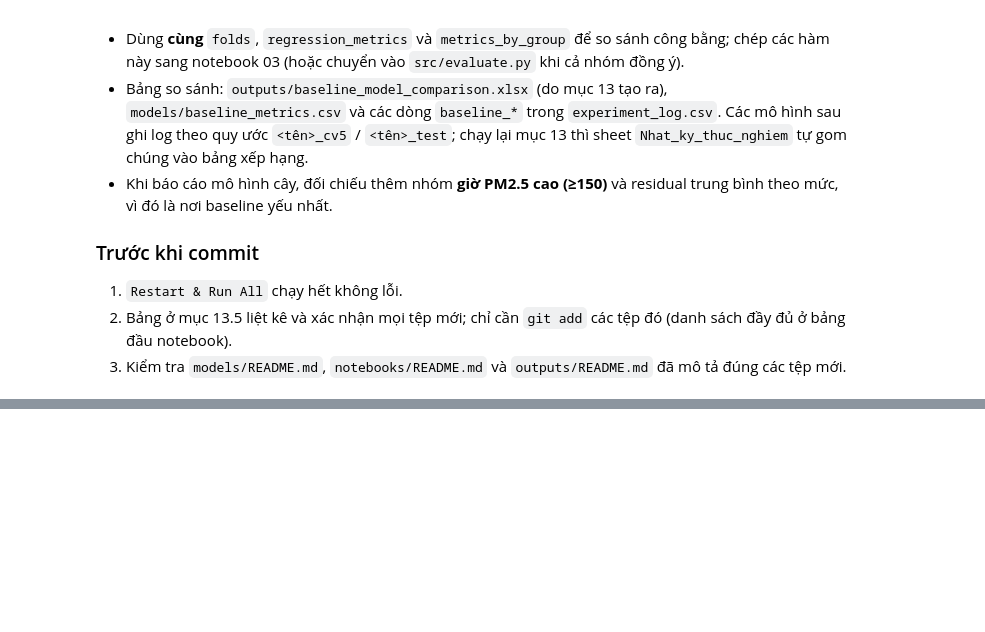
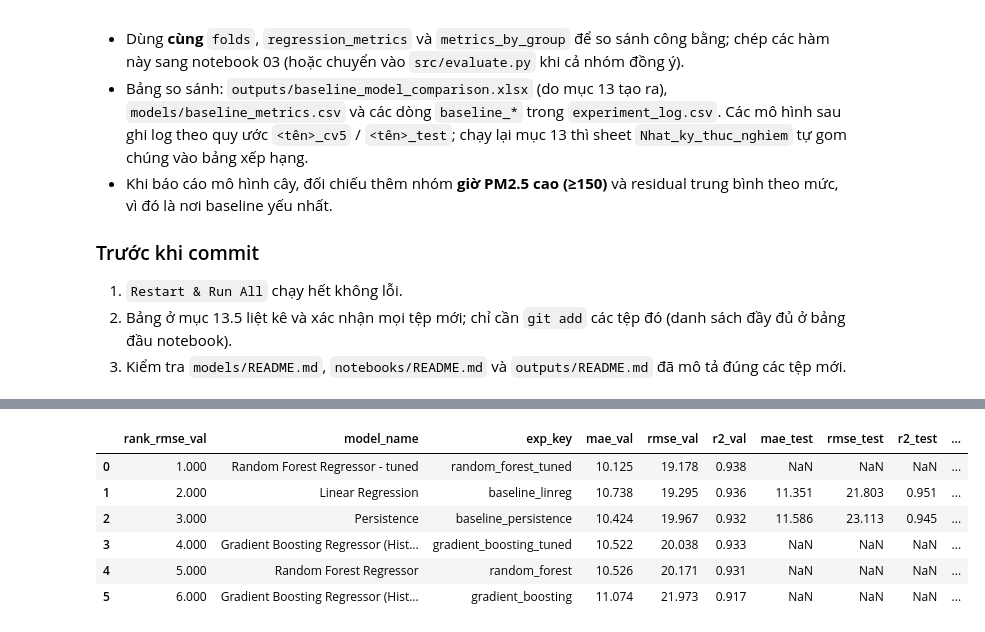
Before and after one commit to bjruly/sgu_finalproject_machinelearning_2026-2027, a Jupyter notebook: notebooks/02_model_training_baseline.ipynb, the cells around one changed output, grey strips where cells are left out. Drawn from its saved outputs; the diff is of its cells as text; code cells hidden in the pictures; blank space fills up the shorter version.

```diff
--- a/notebooks/02_model_training_baseline.ipynb
+++ b/notebooks/02_model_training_baseline.ipynb
@@ -1506,0 +2172,21 @@ Số liệu cụ thể nằm ở mục 7, 11 và 13.3; ở đây chỉ nêu ý c
+# %%
+monthly = []
+for month, g in oof.groupby("month"):
+    for name in MAIN_MODELS:
+        monthly.append({"month": month.to_timestamp(), "model": name, "rmse": rmse(g["y_true"], g[PRED_ALL[name]]),
+                        "mean_pm25": g["y_true"].mean()})
+monthly = pd.DataFrame(monthly)
+
+fig, ax = plt.subplots(figsize=(13, 4.5))
+sns.lineplot(data=monthly, x="month", y="rmse", hue="model", marker="o", ax=ax)
+ax2 = ax.twinx()
+m_mean = monthly.drop_duplicates("month").set_index("month")["mean_pm25"]
+ax2.fill_between(m_mean.index, m_mean.values, alpha=0.12, color="gray")
+ax2.set_ylabel("PM2.5 thực tế trung bình (vùng xám)")
+ax2.grid(False)
+ax.set_title("RMSE theo tháng trên validation (out-of-fold)")
+ax.set_xlabel("Tháng")
+ax.set_ylabel("RMSE (µg/m³)")
+ax.legend(title="", loc="upper left")
+save_fig(fig, "baseline_rmse_by_month")
+plt.show()
@@ -1506,0 +2574,32 @@ Số liệu cụ thể nằm ở mục 7, 11 và 13.3; ở đây chỉ nêu ý c
+# %%
+log_all = log.copy()   # toàn bộ nhật ký đã tính ở mục 12 (gồm cả dòng của thành viên khác)
+log_all["split"] = np.where(log_all["experiment_id"].str.endswith("_test"), "test", "validation")
+log_all["exp_key"] = log_all["experiment_id"].str.replace(r"_(?:cv\d*|val|valid|validation|test)$", "", regex=True)
+
+log_val = log_all.loc[log_all["split"] == "validation", ["exp_key", "model_name", "mae", "rmse", "r2"]]
+log_test = log_all.loc[log_all["split"] == "test", ["exp_key", "model_name", "mae", "rmse", "r2"]]
+
+# Merge validation với test theo mã thí nghiệm (outer: giữ cả thí nghiệm chỉ có một trong hai tập)
+leaderboard = log_val.merge(log_test, on="exp_key", how="outer", suffixes=("_val", "_test"))
+leaderboard["model_name"] = leaderboard["model_name_val"].fillna(leaderboard["model_name_test"])
+leaderboard = leaderboard.drop(columns=["model_name_val", "model_name_test"])
+
+# Mức chênh RMSE so với Persistence (âm = tốt hơn Persistence) và xếp hạng theo RMSE validation
+base = leaderboard.loc[leaderboard["model_name"] == NAME_P]
+if len(base):
+    leaderboard["rmse_val_vs_persistence"] = leaderboard["rmse_val"] / base["rmse_val"].iloc[0] - 1
+    leaderboard["rmse_test_vs_persistence"] = leaderboard["rmse_test"] / base["rmse_test"].iloc[0] - 1
+leaderboard["rank_rmse_val"] = leaderboard["rmse_val"].rank(method="min")
+leaderboard = leaderboard.sort_values(["rmse_val", "rmse_test"], na_position="last").reset_index(drop=True)
+leaderboard = leaderboard[["rank_rmse_val", "model_name", "exp_key", "mae_val", "rmse_val", "r2_val",
+                           "mae_test", "rmse_test", "r2_test"]
+                          + [c for c in leaderboard.columns if c.endswith("_vs_persistence")]]
+display(leaderboard)
+# %% [output]
+|  | rank_rmse_val | model_name | exp_key | mae_val | rmse_val | r2_val | mae_test | rmse_test | r2_test | ... |
+| 0 | 1.000 | Random Forest Regressor - tuned | random_forest_tuned | 10.125 | 19.178 | 0.938 | NaN | NaN | NaN | ... |
+| 1 | 2.000 | Linear Regression | baseline_linreg | 10.738 | 19.295 | 0.936 | 11.351 | 21.803 | 0.951 | ... |
+| 2 | 3.000 | Persistence | baseline_persistence | 10.424 | 19.967 | 0.932 | 11.586 | 23.113 | 0.945 | ... |
+| 3 | 4.000 | Gradient Boosting Regressor (Hist... | gradient_boosting_tuned | 10.522 | 20.038 | 0.933 | NaN | NaN | NaN | ... |
+| 4 | 5.000 | Random Forest Regressor | random_forest | 10.526 | 20.171 | 0.931 | NaN | NaN | NaN | ... |
+| 5 | 6.000 | Gradient Boosting Regressor (Hist... | gradient_boosting | 11.074 | 21.973 | 0.917 | NaN | NaN | NaN | ... |
```
Also changed, not shown: parts of 58 cells of this notebook, 17 other files.
